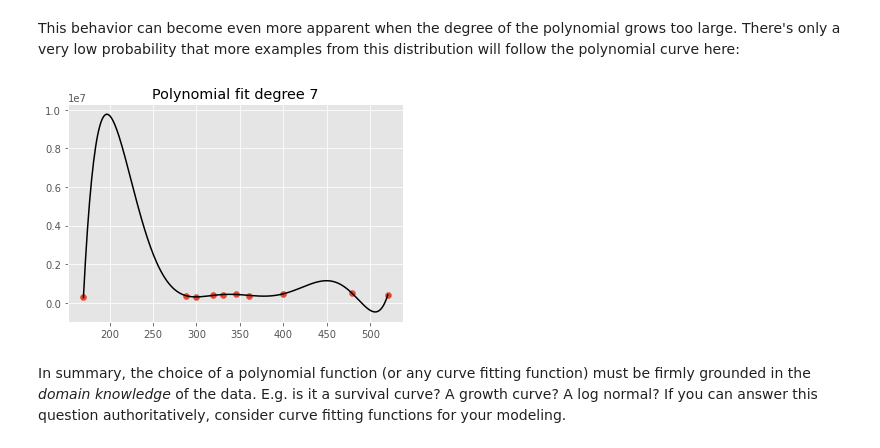
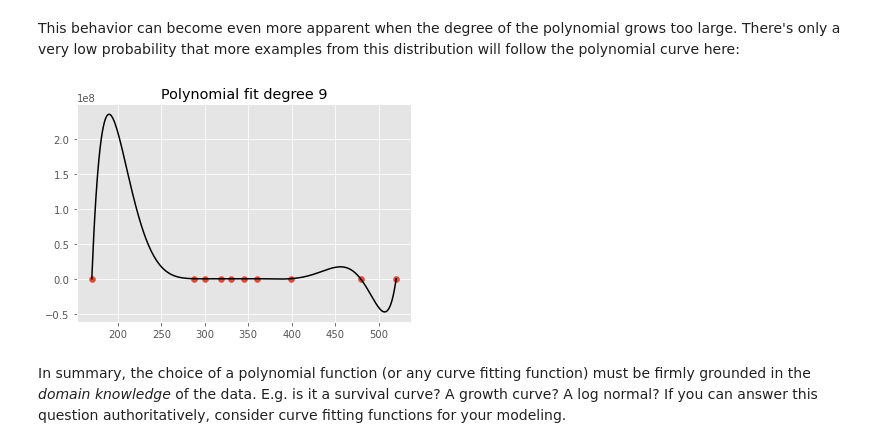
Before and after one commit to jdonaldson/mlearn_510c, a Jupyter notebook: notebooks/Week 8 - Regularization and Polynomial Regression.ipynb, the cells around one changed output. Drawn from its saved outputs; the diff is of its cells as text; code cells hidden in the pictures.

```diff
--- a/notebooks/Week 8 - Regularization and Polynomial Regression.ipynb
+++ b/notebooks/Week 8 - Regularization and Polynomial Regression.ipynb
@@ -265,15 +259,15 @@ plt.show();
 # %% [markdown]
 This behavior can become even more apparent when the degree of the polynomial grows too large.  There's only a very low probability that more examples from this distribution will follow the polynomial curve here:
 # %%
-degree = 7
+degree = 9
 X_seq = np.linspace(X.min(),X.max(),300).reshape(-1,1)
 coefs = np.polyfit(X.values.flatten(), y.values.flatten(), degree)
 plt.figure()
 plt.plot(X_seq, np.polyval(coefs, X_seq), color="black")
 plt.title("Polynomial fit degree "+str(degree))
 plt.scatter(X,y)
 plt.show();
 # %% [output]
-[figure, old version]
+[figure, new version]
 # %% [markdown]
 In summary, the choice of a polynomial function (or any curve fitting function) must be firmly grounded in the *domain knowledge* of the data.  E.g. is it a survival curve?  A growth curve?  A log normal?  If you can answer this question authoritatively, consider curve fitting functions for your modeling.
```
Also changed, not shown: parts of 5 cells of this notebook, 5 other files.
